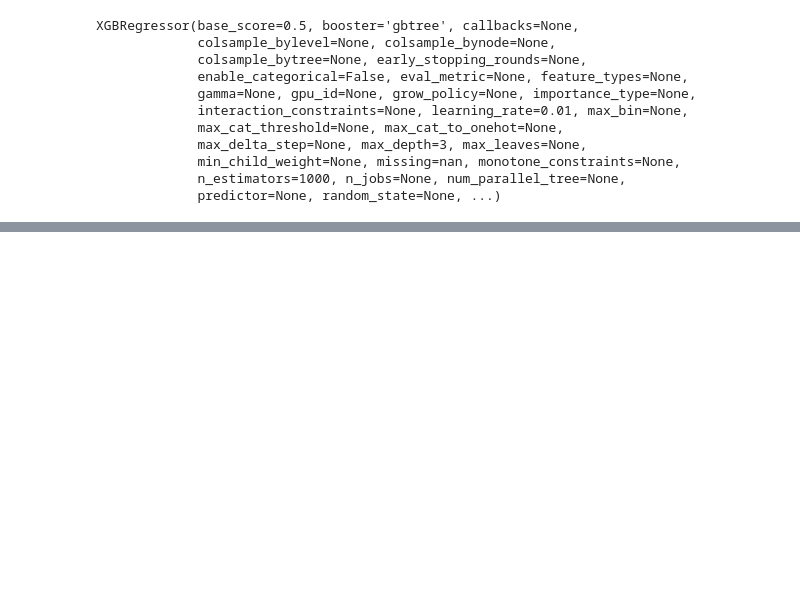
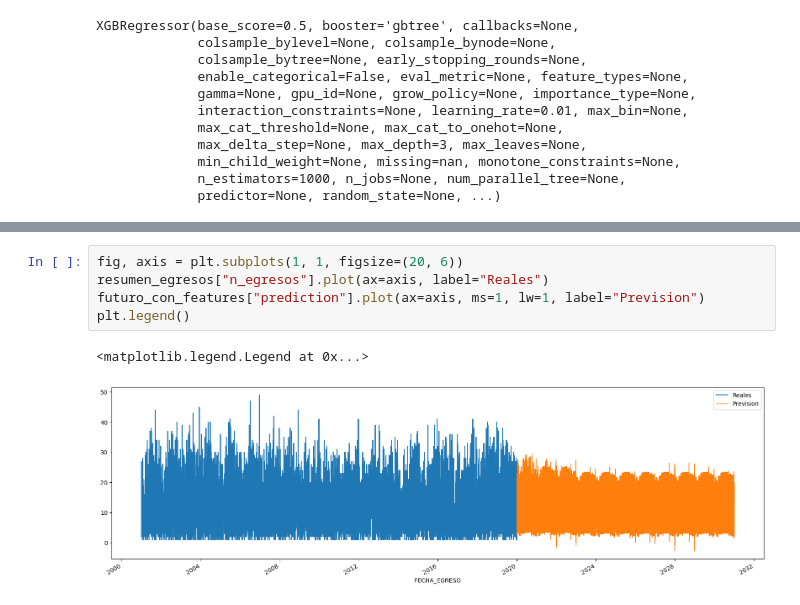
Before and after one commit to JavierRojas14/proyeccion-int, a Jupyter notebook: notebooks/2.0-jrb-forecasting.ipynb, the cells around one changed output, grey strips where cells are left out. Cells and saved outputs as stored; diff of their text form; blank space fills up the shorter version.

```diff
--- a/notebooks/2.0-jrb-forecasting.ipynb
+++ b/notebooks/2.0-jrb-forecasting.ipynb
@@ -441,0 +464,8 @@ XGBRegressor(base_score=0.5, booster='gbtree', callbacks=None,
+# %%
+fig, axis = plt.subplots(1, 1, figsize=(20, 6))
+resumen_egresos["n_egresos"].plot(ax=axis, label="Reales")
+futuro_con_features["prediction"].plot(ax=axis, ms=1, lw=1, label="Prevision")
+plt.legend()
+# %% [output]
+<matplotlib.legend.Legend at 0x...>
+[figure, added]
```
Also changed, not shown: parts of 6 cells of this notebook.
